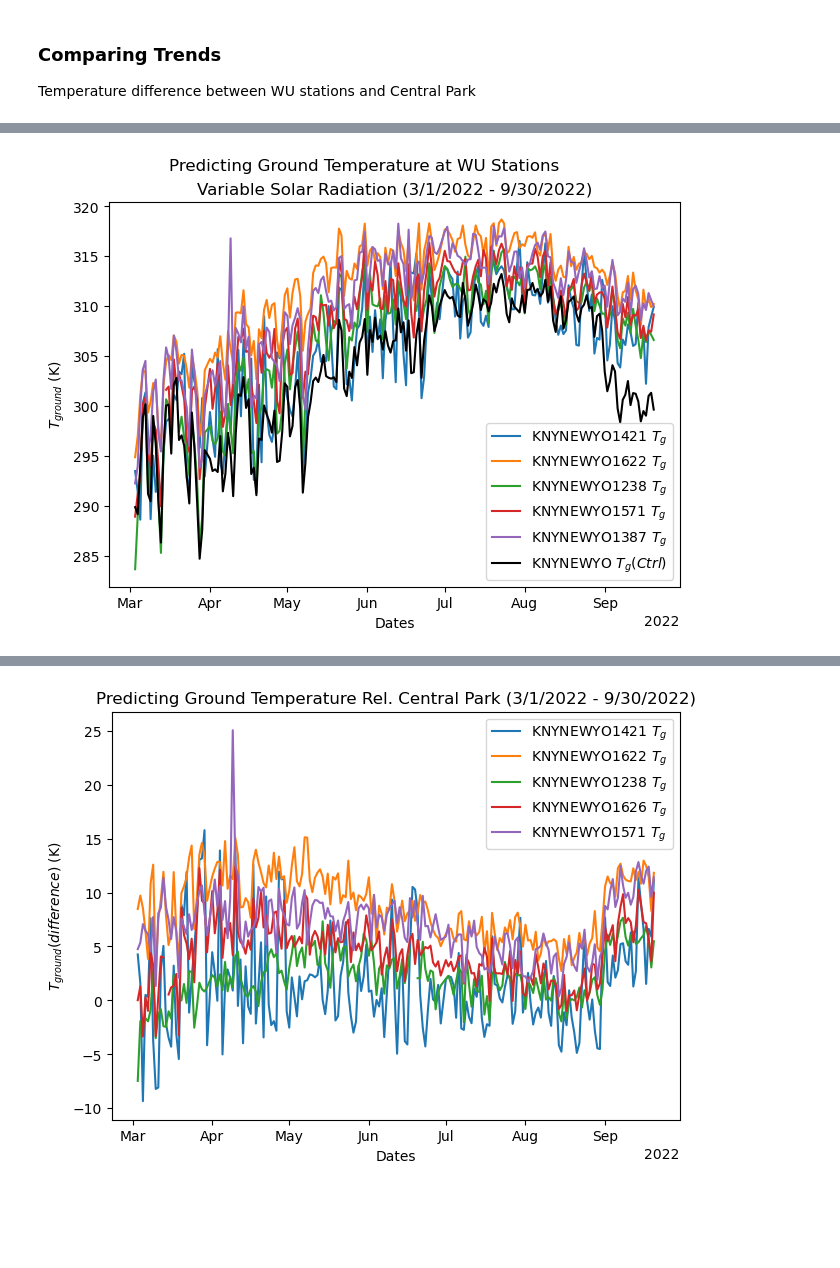
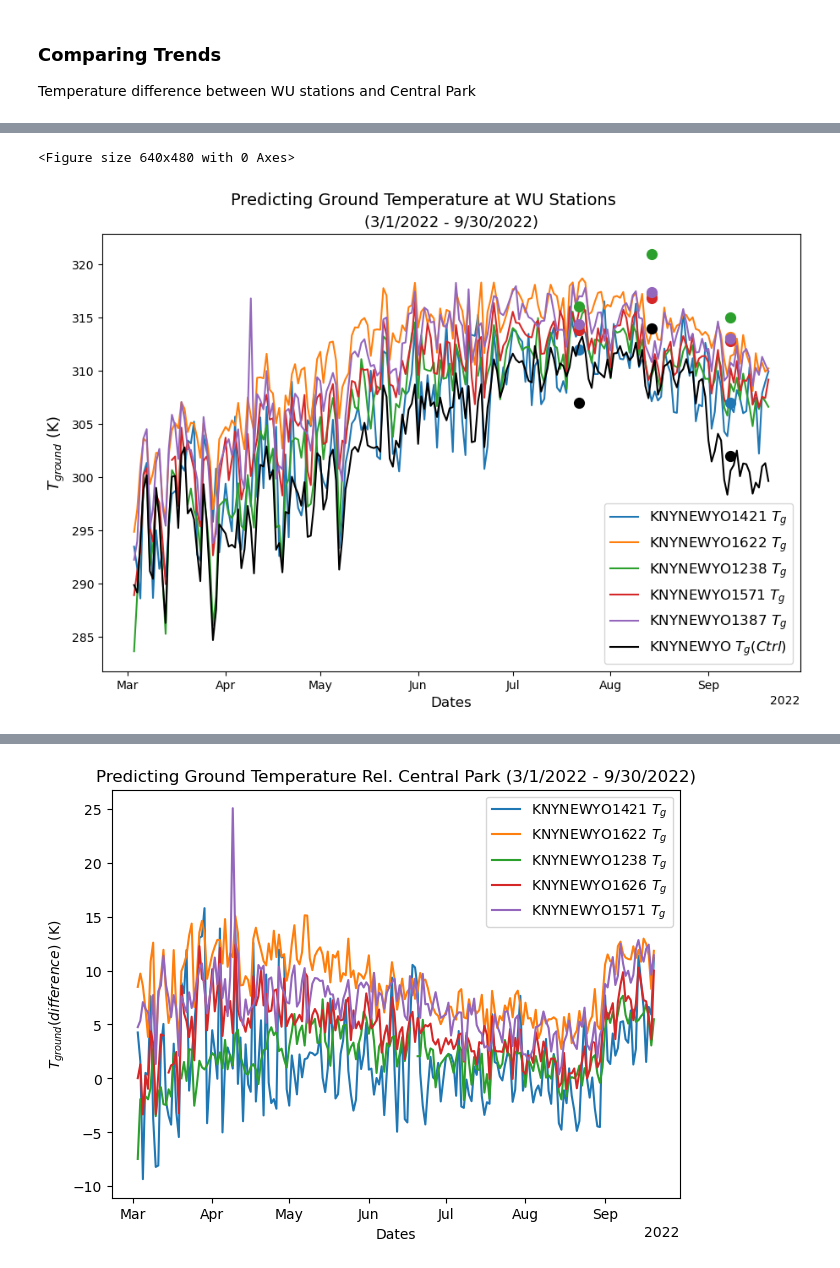
Before and after one commit to soph-loaf/aht_project, a Jupyter notebook: Temp_Results_SAL.ipynb, the cells around one changed output, grey strips where cells are left out. Drawn from its saved outputs; the diff is of its cells as text; code cells hidden in the pictures; blank space fills up the shorter version.

```diff
--- a/Temp_Results_SAL.ipynb
+++ b/Temp_Results_SAL.ipynb
@@ -311,6 +311,8 @@ df_combo['DATE'] = pd.to_datetime(df_combo['DATE'], utc=True)
 df_combo = df_combo.assign(MONTH=df_combo['DATE'].dt.month)
 df_combo = df_combo.assign(DAY_INDEX=df_combo['DATE'].dt.dayofyear)
 df_combo = df_combo.assign(evap_d=df_combo['MONTH'])
+df_combo = df_combo.assign(Re_ctrl=Re_x(df_combo['AWND']))
+# df_combo = df_combo.rename(columns={'Re': 'Re'+wu_list_n[i]})
 
 df_combo['evap_d'] = np.where(df_combo['evap_d']== 3, 1.19E-08, 0.0)
 df_combo['evap_d'] = np.where(df_combo['MONTH']== 4, 2.50E-08, df_combo['evap_d'])
@@ -350,28 +352,64 @@ for i in range(0, len(wd_maxdailytemp_list_n)):
     df_combo = df_combo.assign(T_ground_ctrl_var=ground_temp_ctrl_var(df_combo['T_max_ctrl_Kelv'], df_combo['AWND'], df_combo['evap_d'], df_combo['DAY_INDEX']))
 
 # df_combo.info()
+# %%
+# df_combo['DATE']
+date_July = datetime.strptime("2022-07-22", "%Y-%m-%d")
+date_August = datetime.strptime("2022-08-14", "%Y-%m-%d")
+date_September = datetime.strptime("2022-09-08", "%Y-%m-%d")
+July_1 = datetime.strptime('2022-07-01', "%Y-%m-%d")
+Sept_30 = datetime.strptime('2022-09-30', "%Y-%m-%d")
+
+# '2022-07-22'.to_datetime(utc=True)
 # %%
 #plotting central park weather data
 fig = plt.figure(constrained_layout=True)
-# fig = plt.figure(constrained_layout=True, figsize=(20,10))
+fig = plt.figure(constrained_layout=True, figsize=(9,6.2))
 
 ax = plt.gca()
 locator = mdates.AutoDateLocator()
 formatter = mdates.ConciseDateFormatter(locator)
 ax.xaxis.set_major_locator(locator)
 ax.xaxis.set_major_formatter(formatter)
 ax.plot(df_combo['DATE'], df_combo['T_ground_var'+wu_list[0]], markersize=2.5, label=r'KNYNEWYO'+wu_list[0]+' $T_g$')  ##close to Central Park (uptown - Harlem))
 ax.plot(df_combo['DATE'], df_combo['T_ground_var'+wu_list[1]], markersize=2.5, label=r'KNYNEWYO'+wu_list[1]+' $T_g$')  ##close to Central Park (uptown - Harlem))
 ax.plot(df_combo['DATE'], df_combo['T_ground_var'+wu_list[2]], markersize=2.5, label=r'KNYNEWYO'+wu_list[2]+' $T_g$')  ##close to Central Park (uptown - Harlem))
 ax.plot(df_combo['DATE'], df_combo['T_ground_var'+wu_list[4]], markersize=2.5, label=r'KNYNEWYO'+wu_list[4]+' $T_g$')  ##close to Central Park (uptown - Harlem))
 ax.plot(df_combo['DATE'], df_combo['T_ground_var'+wu_list[5]], markersize=2.5, label=r'KNYNEWYO'+wu_list[5]+' $T_g$')  # close to Central Park (uptown - Harlem))
+# ax.plot(date_July, 312.0, 'o', color='tab:blue', markersize=8.5, label=r'KNYNEWYO'+wu_list_n[0]+' $T_g$ (meas. 2002)')  # close to Central Park (uptown - Harlem))
+# ax.plot(date_July, 314.0, 'o', color='tab:orange', markersize=8.5, label=r'KNYNEWYO'+wu_list_n[1]+' $T_g$ (meas. 2002)')  # close to Central Park (uptown - Harlem))
+# ax.plot(date_July, 316.0, 'o', color='tab:green', markersize=8.5, label=r'KNYNEWYO'+wu_list_n[2]+' $T_g$ (meas. 2002)')  # close to Central Park (uptown - Harlem))
+# ax.plot(date_July, 314.0, 'o', color='tab:red', markersize=8.5, label=r'KNYNEWYO'+wu_list_n[3]+' $T_g$ (meas. 2002)')  # close to Central Park (uptown - Harlem))
+# ax.plot(date_July, 314.0, 'o', color='tab:purple', markersize=8.5, label=r'KNYNEWYO'+wu_list_n[4]+' $T_g$ (meas. 2002)')  # close to Central Park (uptown - Harlem))
+# close to Central Park (uptown - Harlem))
+ax.plot(date_July, 312.0, 'o', color='tab:blue', markersize=8.5)  # close to Central Park (uptown - Harlem))
+ax.plot(date_July, 314.2, 'o', color='tab:orange', markersize=8.5)
+ax.plot(date_July, 316.0, 'o', color='tab:green', markersize=8.5) # close to Central Park (uptown - Harlem))
+ax.plot(date_July, 313.8, 'o', color='tab:red', markersize=8.5)
+ax.plot(date_July, 314.4, 'o', color='tab:purple', markersize=8.5)
+ax.plot(date_July, 307.0, 'ok', markersize=8.5)
+# close to Central Park (uptown - Harlem))
+ax.plot(date_August, 317.2, 'o', color='tab:blue', markersize=8.5)
+ax.plot(date_August, 317.0, 'o', color='tab:orange', markersize=8.5)
+# close to Central Park (uptown - Harlem))
+ax.plot(date_August, 321.0, 'o', color='tab:green', markersize=8.5)
+ax.plot(date_August, 316.8, 'o', color='tab:red', markersize=8.5)
+ax.plot(date_August, 317.4, 'o', color='tab:purple', markersize=8.5)
+ax.plot(date_August, 314.0, 'ok', markersize=8.5)
+ax.plot(date_September, 307.0, 'o', color='tab:blue', markersize=8.5)  # close to Central Park (uptown - Harlem))
+ax.plot(date_September, 313.2, 'o', color='tab:orange', markersize=8.5)
+ax.plot(date_September, 315.0, 'o', color='tab:green', markersize=8.5) # close to Central Park (uptown - Harlem))
+ax.plot(date_September, 312.8, 'o', color='tab:red', markersize=8.5)
+ax.plot(date_September, 313.0, 'o', color='tab:purple', markersize=8.5)
+ax.plot(date_September, 302.0, 'ok', markersize=8.5)
 ax.plot(df_combo['DATE'], df_combo['T_ground_ctrl_var'], '-k', markersize=2.5, label=r'KNYNEWYO $T_g (Ctrl)$')  # close to Central Park (uptown - Harlem))
 
-ax.set_xlabel("Dates")
-ax.set_ylabel(r"$T_{ground}$ (K)")
-plt.suptitle('Predicting Ground Temperature at WU Stations')
-ax.set_title('Variable Solar Radiation (3/1/2022 - 9/30/2022)')
-plt.legend(loc='lower right')
+ax.set_xlabel("Dates", fontsize=12)
+ax.set_ylabel(r"$T_{ground}$ (K)", fontsize=13)
+plt.suptitle('Predicting Ground Temperature at WU Stations', fontsize=14)
+ax.set_title('(3/1/2022 - 9/30/2022)', fontsize=13)
+plt.legend(loc='lower right', fontsize=12)
 plt.show()
 # %% [output]
+<Figure size 640x480 with 0 Axes>
-[figure, old version]
+[figure, new version]
```
Also changed, not shown: parts of 6 cells of this notebook.
